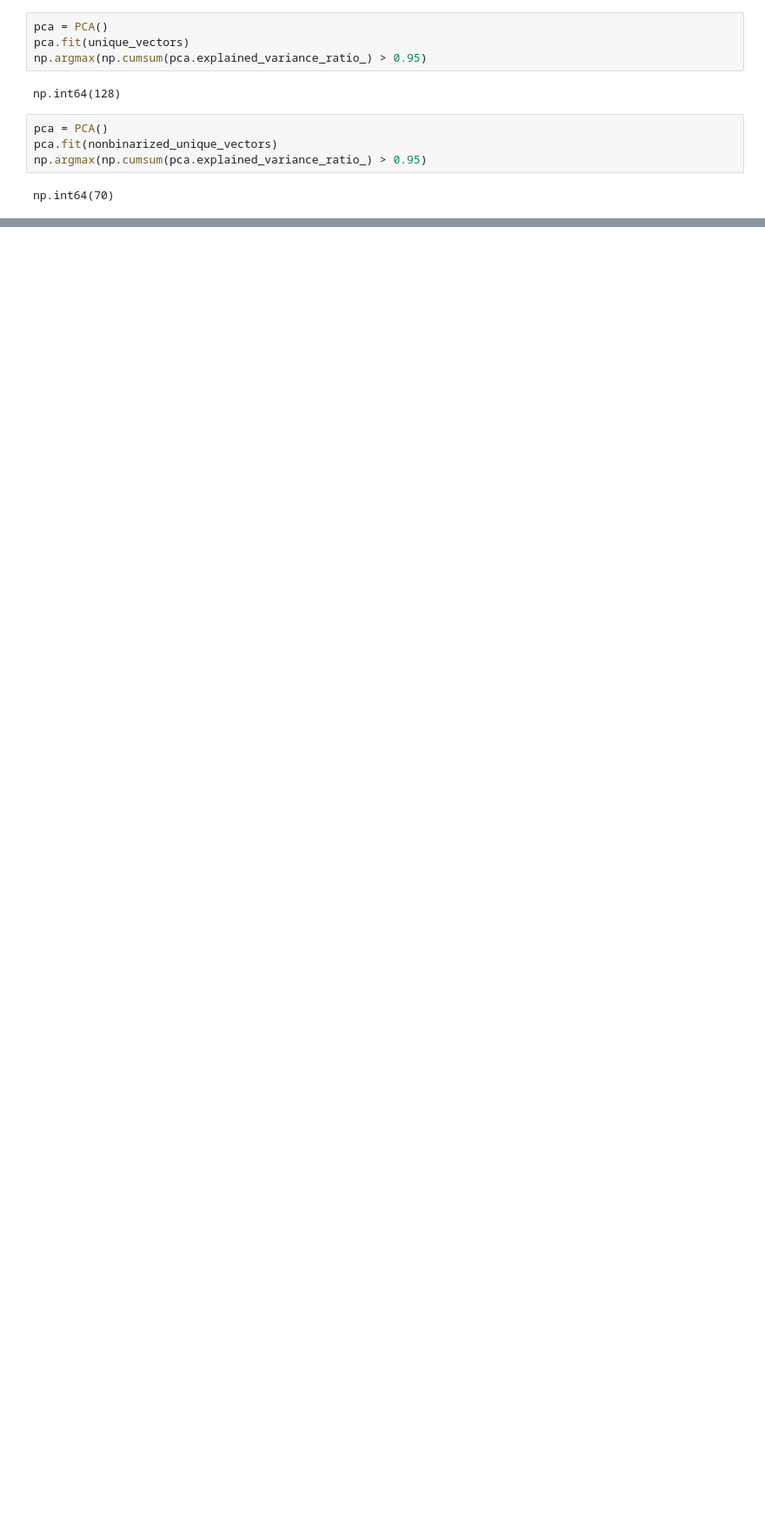
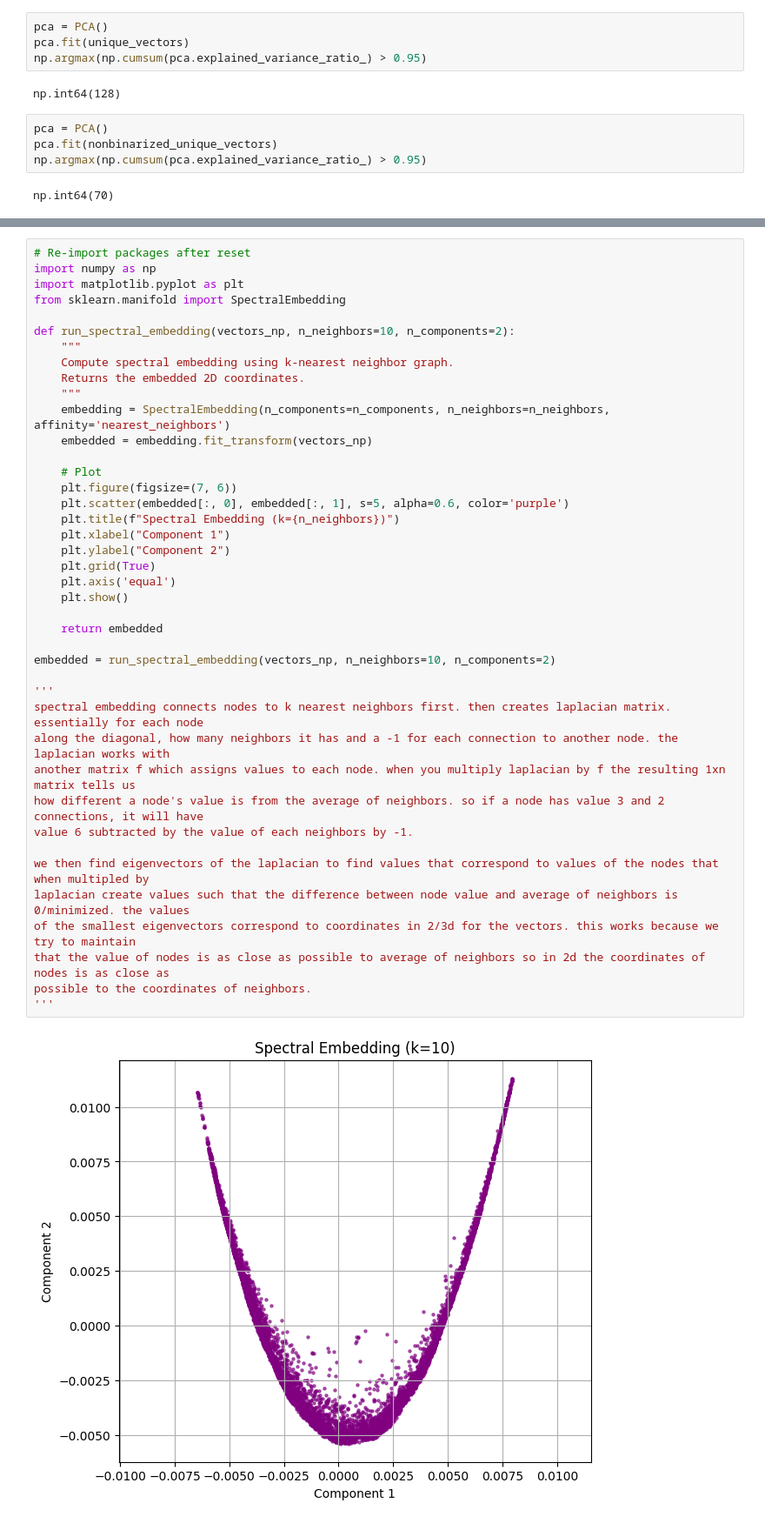
Before and after one commit to Antel0pe/SpaceOfMNIST-Digits, a Jupyter notebook: ExploringDimensions.ipynb, the cells around one changed output, grey strips where cells are left out. Shown at 87% size. Saved outputs shown, nothing was run; the diff lists cells and outputs as text; blank space fills up the shorter version.

Commit message:
exploring spectral embedding and neighbor directions

```diff
--- a/ExploringDimensions.ipynb
+++ b/ExploringDimensions.ipynb
@@ -1411,0 +1490,43 @@ plot_neighbor_distance_profile(vectors_np, k=6725)
+# %%
+# Re-import packages after reset
+import numpy as np
+import matplotlib.pyplot as plt
+from sklearn.manifold import SpectralEmbedding
+
+def run_spectral_embedding(vectors_np, n_neighbors=10, n_components=2):
+    """
+    Compute spectral embedding using k-nearest neighbor graph.
+    Returns the embedded 2D coordinates.
+    """
+    embedding = SpectralEmbedding(n_components=n_components, n_neighbors=n_neighbors, affinity='nearest_neighbors')
+    embedded = embedding.fit_transform(vectors_np)
+
+    # Plot
+    plt.figure(figsize=(7, 6))
+    plt.scatter(embedded[:, 0], embedded[:, 1], s=5, alpha=0.6, color='purple')
+    plt.title(f"Spectral Embedding (k={n_neighbors})")
+    plt.xlabel("Component 1")
+    plt.ylabel("Component 2")
+    plt.grid(True)
+    plt.axis('equal')
+    plt.show()
+
+    return embedded
+
+embedded = run_spectral_embedding(vectors_np, n_neighbors=10, n_components=2)
+
+'''
+spectral embedding connects nodes to k nearest neighbors first. then creates laplacian matrix. essentially for each node
+along the diagonal, how many neighbors it has and a -1 for each connection to another node. the laplacian works with
+another matrix f which assigns values to each node. when you multiply laplacian by f the resulting 1xn matrix tells us
+how different a node's value is from the average of neighbors. so if a node has value 3 and 2 connections, it will have
+value 6 subtracted by the value of each neighbors by -1.
+
+we then find eigenvectors of the laplacian to find values that correspond to values of the nodes that when multipled by
+laplacian create values such that the difference between node value and average of neighbors is 0/minimized. the values
+of the smallest eigenvectors correspond to coordinates in 2/3d for the vectors. this works because we try to maintain
+that the value of nodes is as close as possible to average of neighbors so in 2d the coordinates of nodes is as close as
+possible to the coordinates of neighbors.
+'''
+# %% [output]
+[figure, added]
```
Also changed, not shown: parts of 20 cells of this notebook.
